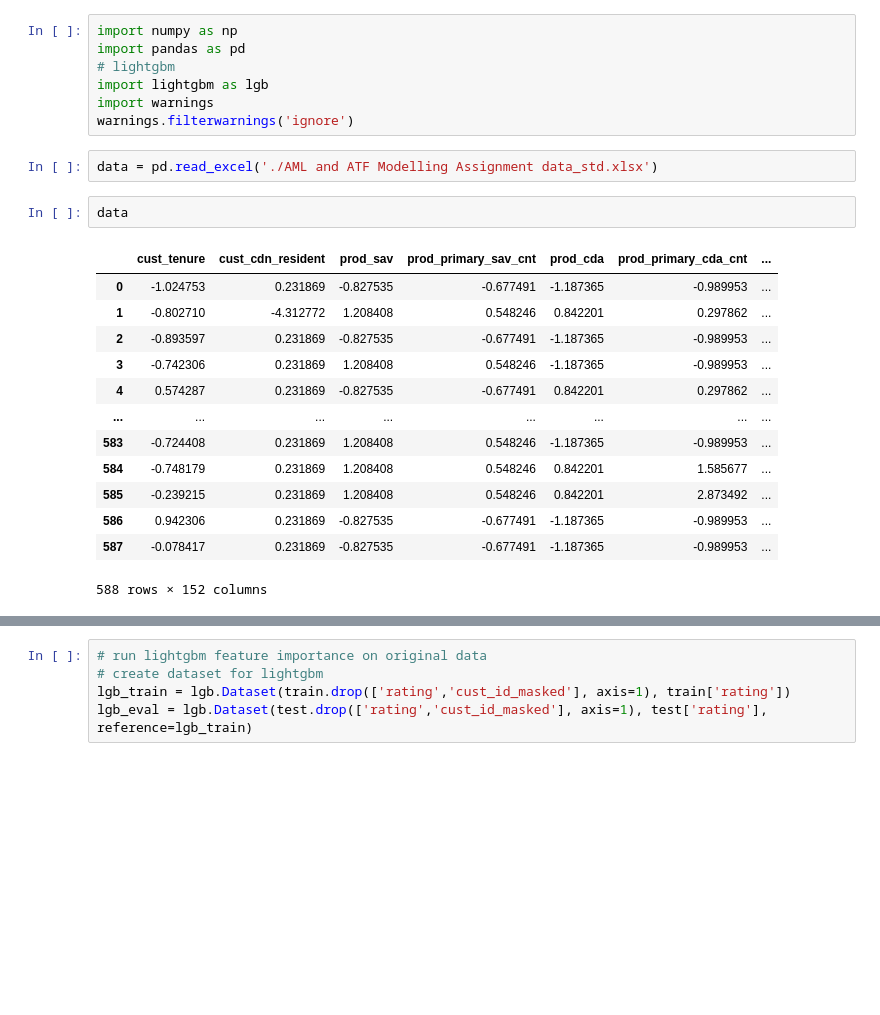
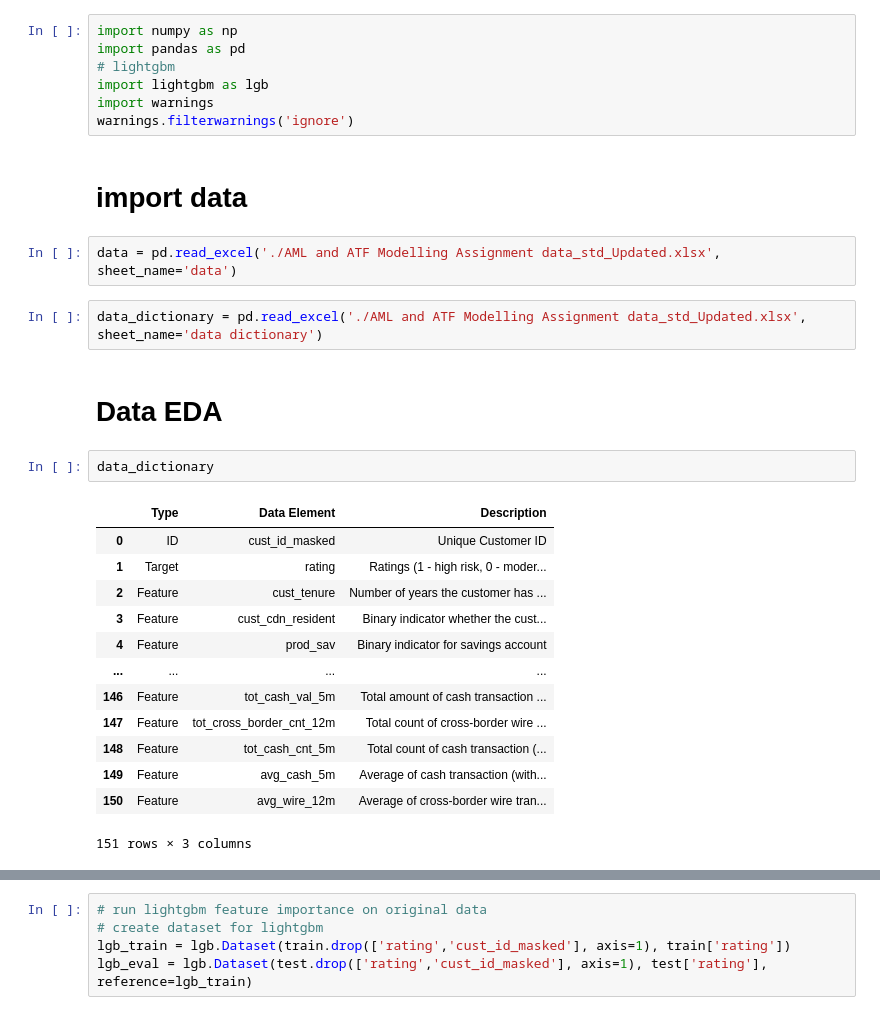
Before and after one commit to kaiwenShen/AML_modelling, a Jupyter notebook: AML_ml.ipynb, the cells around one changed output, grey strips where cells are left out. Drawn from its saved outputs; the diff is of its cells as text; blank space fills up the shorter version.

```diff
--- a/AML_ml.ipynb
+++ b/AML_ml.ipynb
@@ -5,21 +5,27 @@ import pandas as pd
 import lightgbm as lgb
 import warnings
 warnings.filterwarnings('ignore')
+# %% [markdown]
+# import data
 # %%
-data = pd.read_excel('./AML and ATF Modelling Assignment data_std.xlsx')
+data = pd.read_excel('./AML and ATF Modelling Assignment data_std_Updated.xlsx', sheet_name='data')
-# %%
-data
-# %% [output]
-|  | cust_tenure | cust_cdn_resident | prod_sav | prod_primary_sav_cnt | prod_cda | prod_primary_cda_cnt | ... |
-| 0 | -1.024753 | 0.231869 | -0.827535 | -0.677491 | -1.187365 | -0.989953 | ... |
-| 1 | -0.802710 | -4.312772 | 1.208408 | 0.548246 | 0.842201 | 0.297862 | ... |
-| 2 | -0.893597 | 0.231869 | -0.827535 | -0.677491 | -1.187365 | -0.989953 | ... |
-| 3 | -0.742306 | 0.231869 | 1.208408 | 0.548246 | -1.187365 | -0.989953 | ... |
-| 4 | 0.574287 | 0.231869 | -0.827535 | -0.677491 | 0.842201 | 0.297862 | ... |
-| ... | ... | ... | ... | ... | ... | ... | ... |
-| 583 | -0.724408 | 0.231869 | 1.208408 | 0.548246 | -1.187365 | -0.989953 | ... |
-| 584 | -0.748179 | 0.231869 | 1.208408 | 0.548246 | 0.842201 | 1.585677 | ... |
-| 585 | -0.239215 | 0.231869 | 1.208408 | 0.548246 | 0.842201 | 2.873492 | ... |
-| 586 | 0.942306 | 0.231869 | -0.827535 | -0.677491 | -1.187365 | -0.989953 | ... |
-| 587 | -0.078417 | 0.231869 | -0.827535 | -0.677491 | -1.187365 | -0.989953 | ... |
-588 rows × 152 columns
+# %%
+data_dictionary = pd.read_excel('./AML and ATF Modelling Assignment data_std_Updated.xlsx', sheet_name='data dictionary')
+# %% [markdown]
+# Data EDA
+# %%
+data_dictionary
+# %% [output]
+|  | Type | Data Element | Description |
+| 0 | ID | cust_id_masked | Unique Customer ID |
+| 1 | Target | rating | Ratings (1 - high risk, 0 - moder... |
+| 2 | Feature | cust_tenure | Number of years the customer has ... |
+| 3 | Feature | cust_cdn_resident | Binary indicator whether the cust... |
+| 4 | Feature | prod_sav | Binary indicator for savings account |
+| ... | ... | ... | ... |
+| 146 | Feature | tot_cash_val_5m | Total amount of cash transaction ... |
+| 147 | Feature | tot_cross_border_cnt_12m | Total count of cross-border wire ... |
+| 148 | Feature | tot_cash_cnt_5m | Total count of cash transaction (... |
+| 149 | Feature | avg_cash_5m | Average of cash transaction (with... |
+| 150 | Feature | avg_wire_12m | Average of cross-border wire tran... |
+151 rows × 3 columns
```
Also changed, not shown: parts of 5 cells of this notebook, 2 other files.
